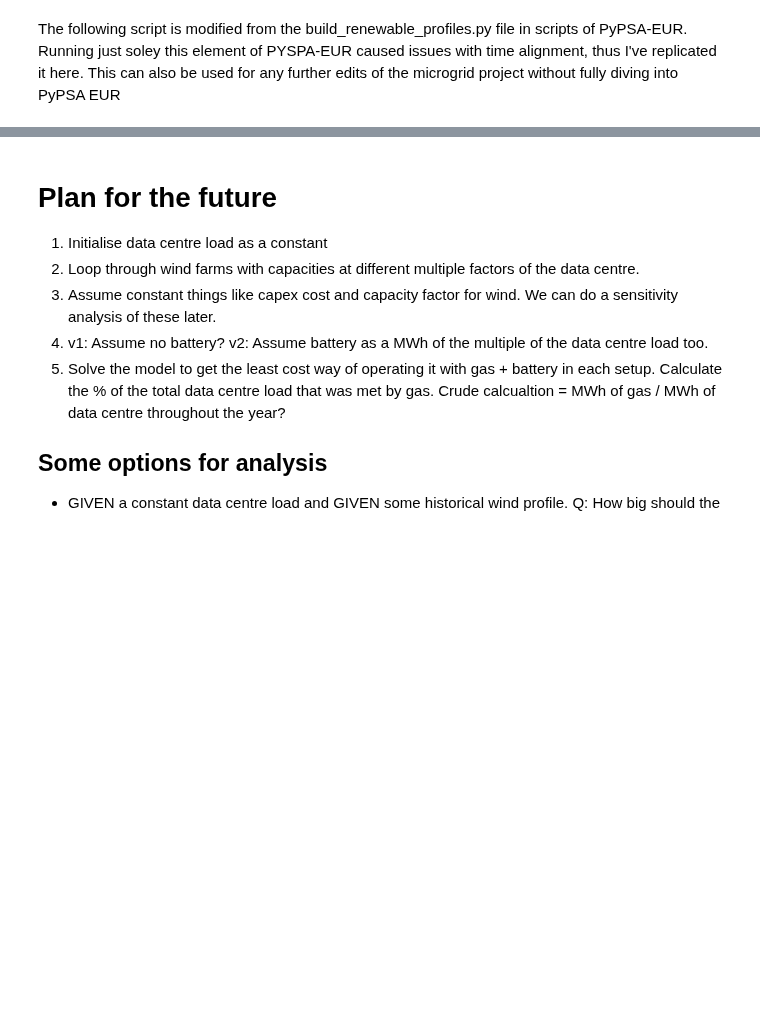
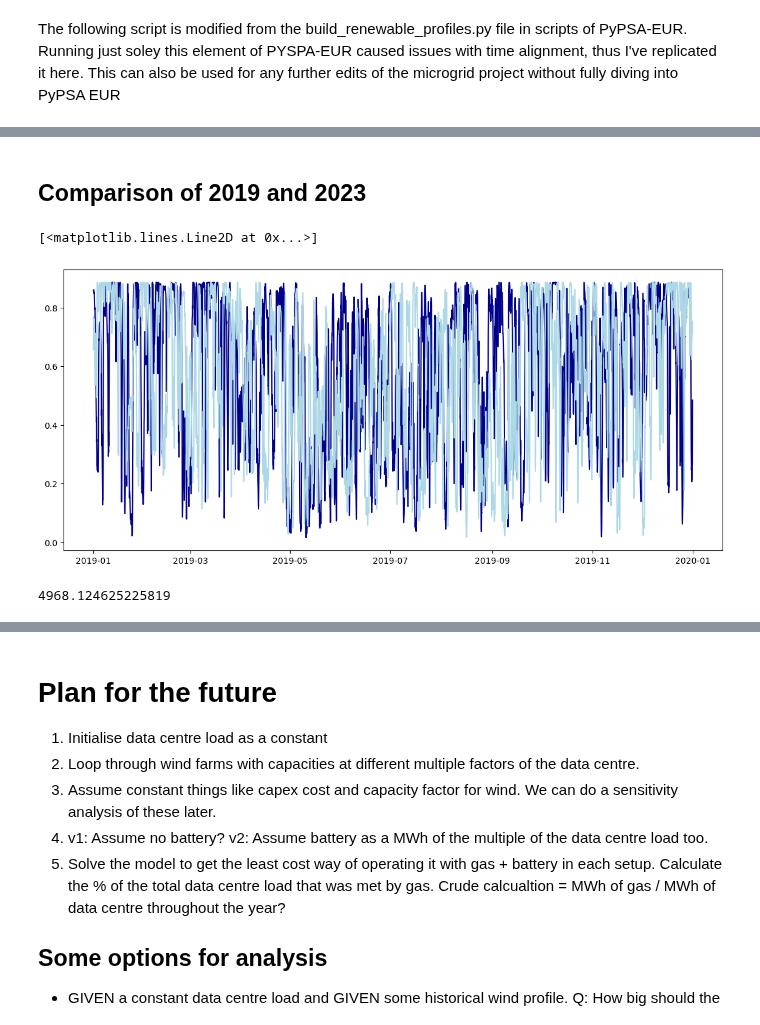
Before and after one commit to ryanjenkinson/data-centre-modelling, a Jupyter notebook: notebooks/Ryan'sDCmodel2.ipynb, the cells around one changed output, grey strips where cells are left out. Drawn from its saved outputs; the diff is of its cells as text; code cells hidden in the pictures; blank space fills up the shorter version.

```diff
--- a/notebooks/Ryan'sDCmodel2.ipynb
+++ b/notebooks/Ryan'sDCmodel2.ipynb
@@ -2008,0 +1999,2 @@ INFO:distributed.core:Event loop was unresponsive in Nanny for 538.08s.  This is
+# %% [markdown]
+## Comparison of 2019 and 2023
@@ -2008,0 +2033,34 @@ INFO:distributed.core:Event loop was unresponsive in Nanny for 538.08s.  This is
+# %%
+#2019
+#wind data
+wind_data2023 = xr.load_dataset(
+    "/Users/katherine.shaw/Desktop/2023 profile resources/profile_39_offwind-dc.nc",
+)
+wind_profile_df2023 = wind_data2023["profile"].to_dataframe().reset_index()
+wind_profile_df2023 = wind_profile_df2023[wind_profile_df2023["bus"] == "GB2 0"]["profile"].to_numpy()
+
+#solar data
+solar_profile2023 = xr.load_dataset('/Users/katherine.shaw/Desktop/2023 profile resources/profile_39_solar.nc')
+solar_availability_df2023 = solar_profile2023['profile'].to_dataframe().reset_index()
+solar_availability_df2023 = solar_availability_df2023[solar_availability_df2023.bus == 'GB2 0']
+solar_availability_df2023.reset_index()
+solar_availability_df2023 = solar_availability_df2023.profile
+solar_availability2023 = solar_availability_df2023.to_numpy()
+# %%
+#plotting the avilability
+import matplotlib.pyplot as plt
+fig, ax = plt.subplots(figsize = (14,6))
+
+plt.plot(snapshots, list(wind_availability_list), color = 'darkblue')
+plt.plot(snapshots, list(wind_profile_df2023), color = 'lightblue')
+#plt.plot(snapshots, list(solar_availability), color = 'darkred')
+#plt.plot(snapshots, list(solar_availability2023), color = 'lightcoral')
+# %% [output]
+[<matplotlib.lines.Line2D at 0x...>]
+[figure, added]
+# %%
+wind_availability_list.sum()
+
+wind_profile_df2023.sum()
+# %% [output]
+4968.124625225819
```
Also changed, not shown: parts of 12 cells of this notebook.
